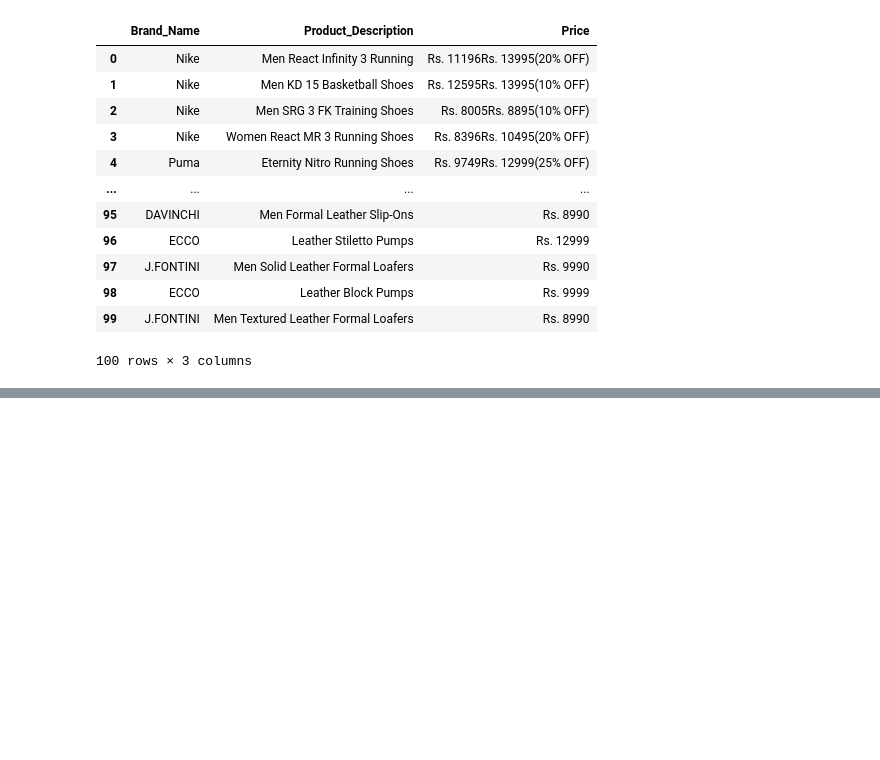
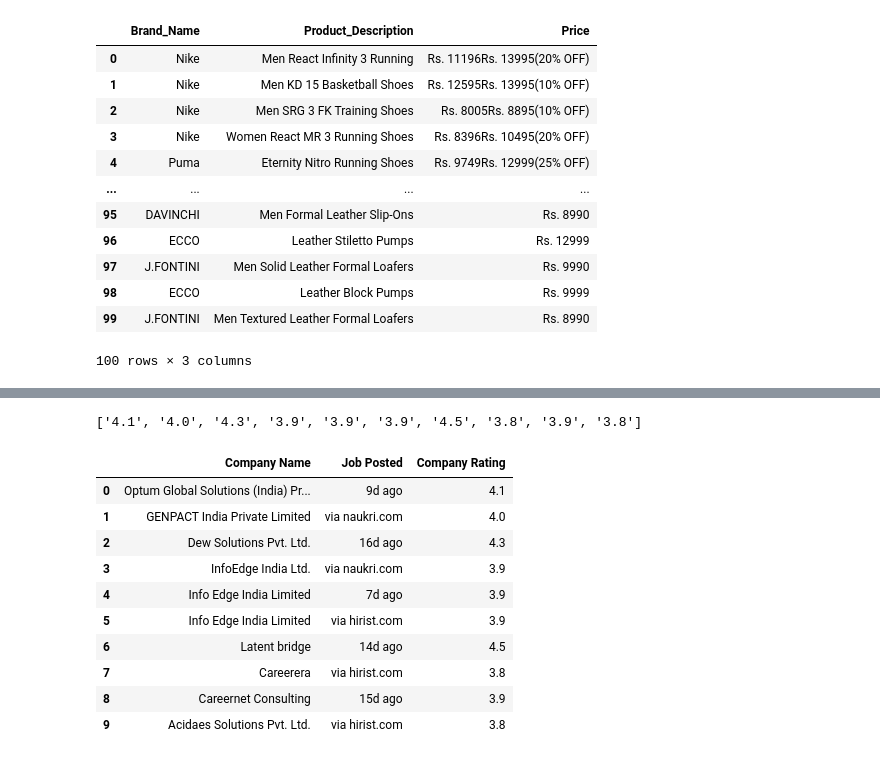
Before and after one commit to vadisandeepkumar/Internship, a Jupyter notebook: WEB SCRAPING – ASSIGNMENT 2/web scrapping assignment 2.ipynb, the cells around one changed output, grey strips where cells are left out. Saved outputs shown, nothing was run; the diff lists cells and outputs as text; code cells hidden in the pictures; blank space fills up the shorter version.

```diff
--- a/WEB SCRAPING – ASSIGNMENT 2/web scrapping assignment 2.ipynb
+++ b/WEB SCRAPING – ASSIGNMENT 2/web scrapping assignment 2.ipynb
@@ -1274,0 +1305,4 @@ This task will be done in following steps:
+# %%
+#company Name
+company=driver.find_elements(By.XPATH,'//p[@class="company body-medium"]')
+company
@@ -1274,0 +1320,6 @@ This task will be done in following steps:
+# %%
+Company_Name=[]
+for c in company:
+    Company_Name.append(c.text)
+
+Company_Name
@@ -1274,0 +1337,8 @@ This task will be done in following steps:
+# %%
+#job post age
+job_post_tags=driver.find_elements(By.XPATH,'//span[@class="body-small-l"]')
+Job_Posted=[]
+for j in job_post_tags:
+    Job_Posted.append(j.text)
+
+Job_Posted
@@ -1274,0 +1366,32 @@ This task will be done in following steps:
+# %%
+#Rating
+company_rating_tags=driver.find_elements(By.XPATH,'//span[@class="body-small"]')
+Company_Rating=[]
+for cr in company_rating_tags:
+    Company_Rating.append(cr.text)
+
+Company_Rating
+# %% [output]
+['4.1', '4.0', '4.3', '3.9', '3.9', '3.9', '4.5', '3.8', '3.9', '3.8']
+# %%
+Company_Name=Company_Name[0:10]
+Job_Posted=Job_Posted[0:10]
+Company_Rating=Company_Rating[0:10]
+
+amb_box=pd.DataFrame()
+amb_box['Company Name']=Company_Name
+amb_box['Job Posted']=Job_Posted
+amb_box['Company Rating']=Company_Rating
+amb_box
+# %% [output]
+|  | Company Name | Job Posted | Company Rating |
+| 0 | Optum Global Solutions (India) Pr... | 9d ago | 4.1 |
+| 1 | GENPACT India Private Limited | via naukri.com | 4.0 |
+| 2 | Dew Solutions Pvt. Ltd. | 16d ago | 4.3 |
+| 3 | InfoEdge India Ltd. | via naukri.com | 3.9 |
+| 4 | Info Edge India Limited | 7d ago | 3.9 |
+| 5 | Info Edge India Limited | via hirist.com | 3.9 |
+| 6 | Latent bridge | 14d ago | 4.5 |
+| 7 | Careerera | via hirist.com | 3.8 |
+| 8 | Careernet Consulting | 15d ago | 3.9 |
+| 9 | Acidaes Solutions Pvt. Ltd. | via hirist.com | 3.8 |
```
Also changed, not shown: parts of 41 cells of this notebook.
